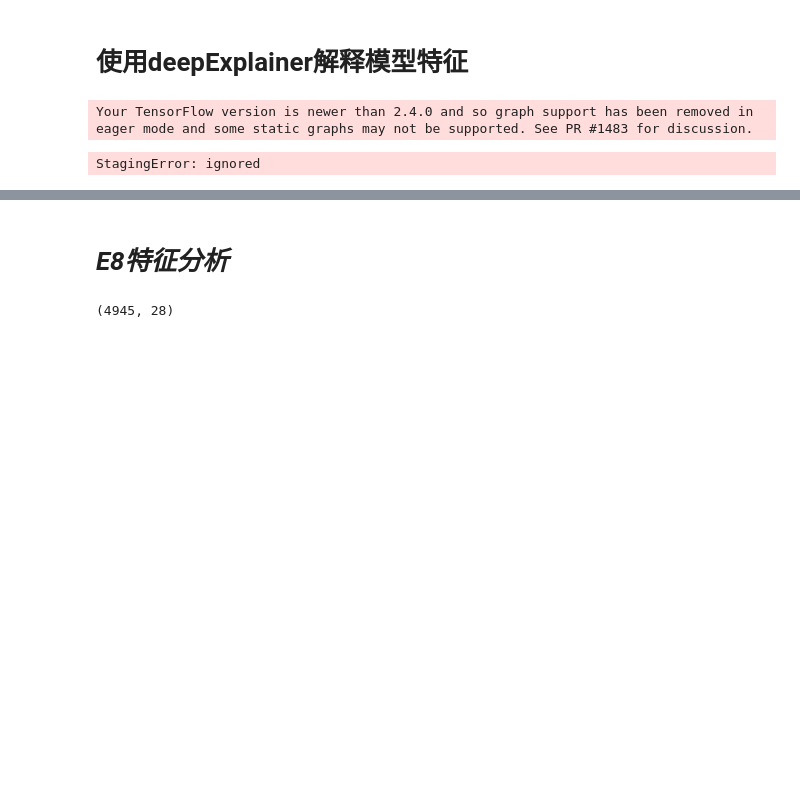
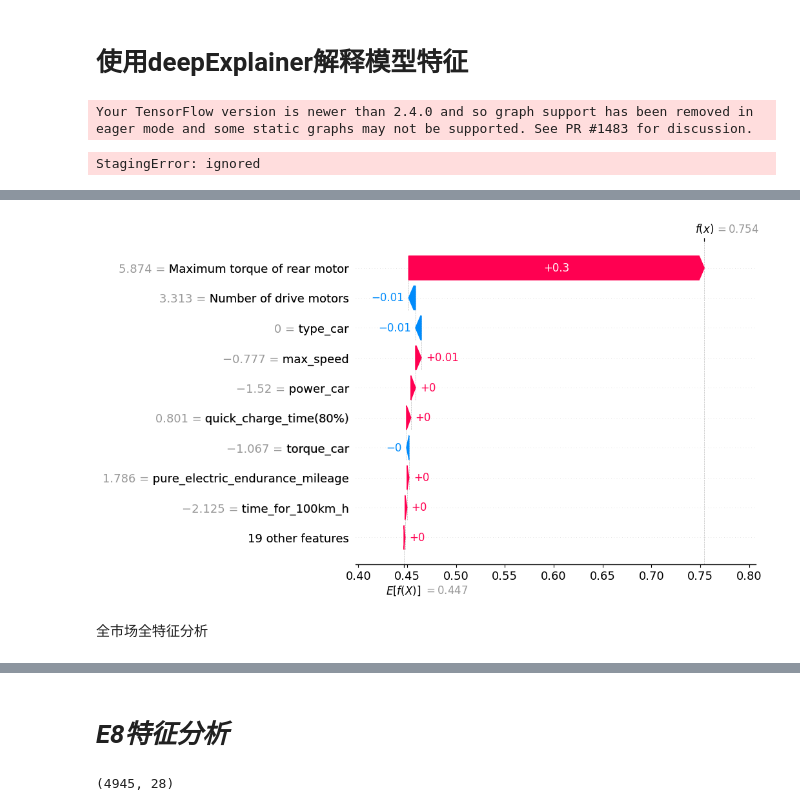
Before and after one commit to JasonDepblu/potential-spork, a Jupyter notebook: e8_of_content_based_filtering_explainer.ipynb, the cells around one changed output, grey strips where cells are left out. Saved outputs shown, nothing was run; the diff lists cells and outputs as text; code cells hidden in the pictures; blank space fills up the shorter version.

```diff
--- a/e8_of_content_based_filtering_explainer.ipynb
+++ b/e8_of_content_based_filtering_explainer.ipynb
@@ -1222,0 +1300,13 @@ model.get_weights
+# %%
+# 创建一个Explanation对象（车型特征）
+expl_car = shap.Explanation(values=shap_values[0][0][id_car],
+                        base_values=expected_value,
+                        data=car_pre_vecs[id_car, :],
+                        feature_names=car_dict_pre_features) # 请提供特征名称列表
+# %%
+# 可视化这个解释
+shap.plots.waterfall(expl_car)
+# %% [output]
+[figure, added]
+# %% [markdown]
+全市场全特征分析
```
Also changed, not shown: parts of 96 cells of this notebook.
